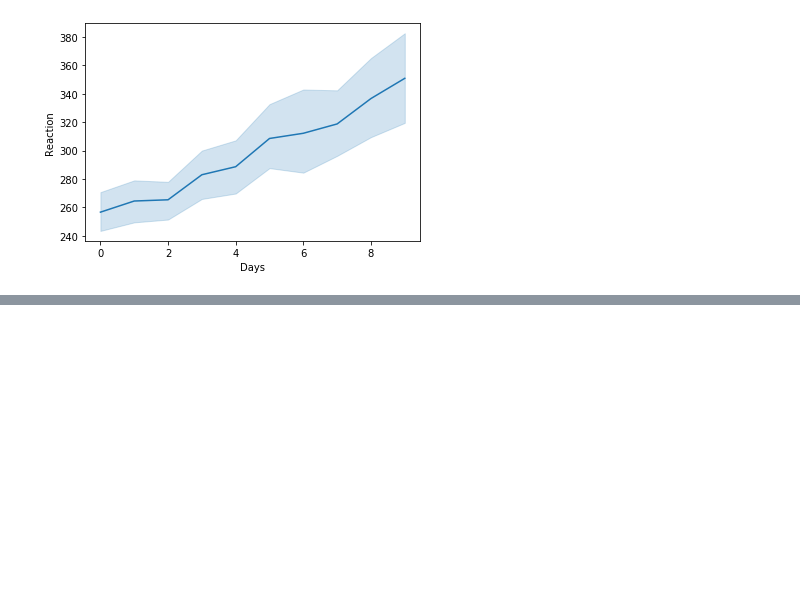
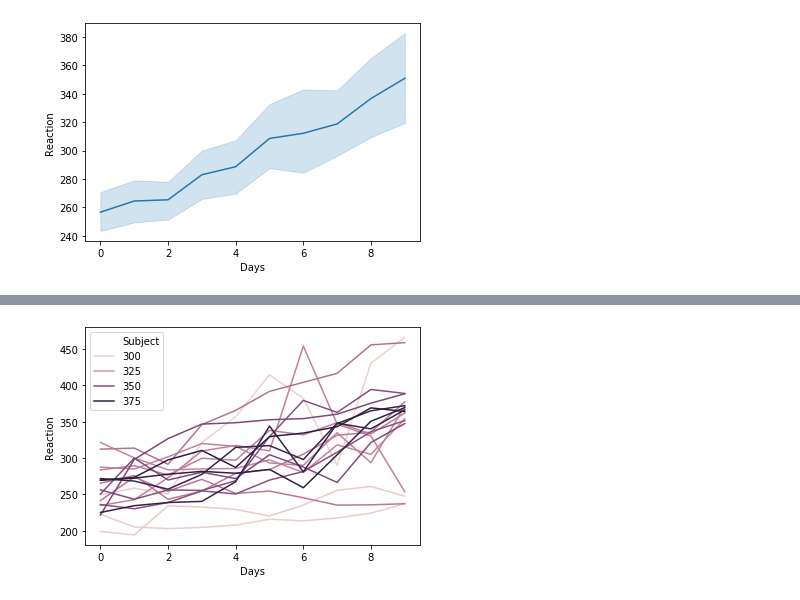
Before and after one commit to matt-c-knight/numpy-pandas-visualization-exercises, a Jupyter notebook: seaborn_exercises.ipynb, the cells around one changed output, grey strips where cells are left out. Saved outputs shown, nothing was run; the diff lists cells and outputs as text; code cells hidden in the pictures; blank space fills up the shorter version.

```diff
--- a/seaborn_exercises.ipynb
+++ b/seaborn_exercises.ipynb
@@ -277,0 +282,4 @@ ax = sns.lineplot(x="Days", y="Reaction", data=sleepstudy)
+# %%
+ax = sns.lineplot(x="Days", y="Reaction", hue="Subject", estimator="mean", data=sleepstudy)
+# %% [output]
+[figure, added]
```
Also changed, not shown: parts of 1 cell of this notebook.
